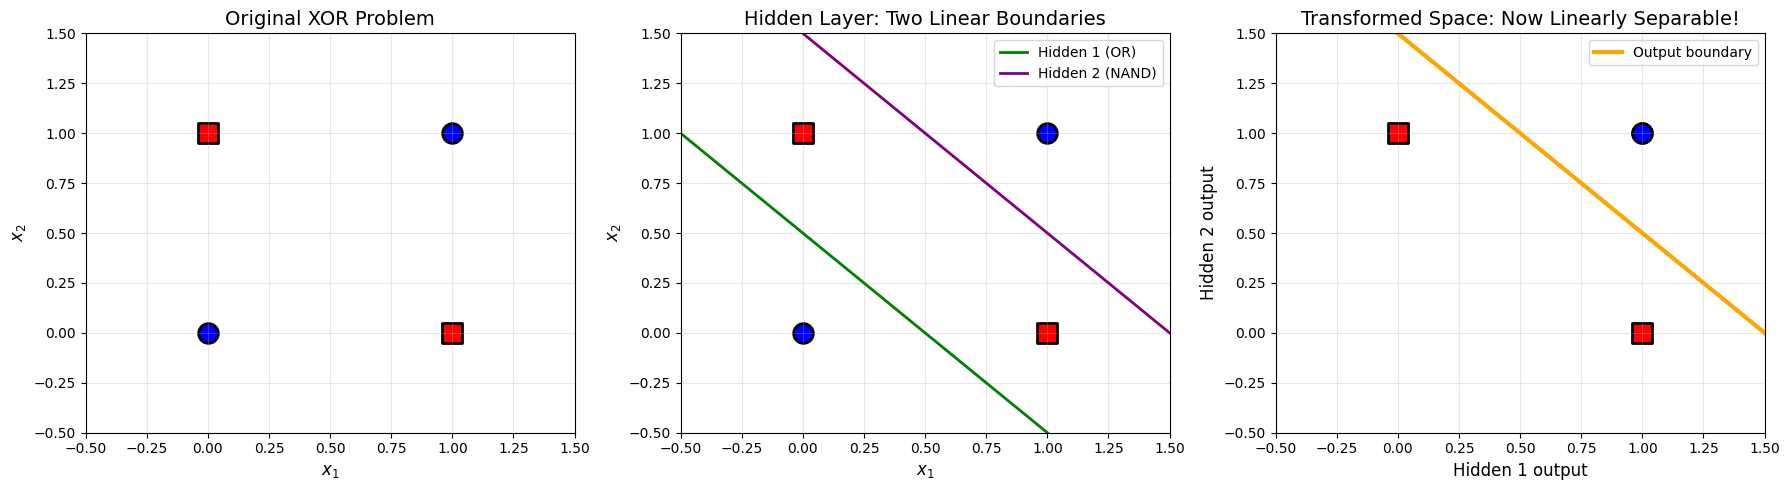
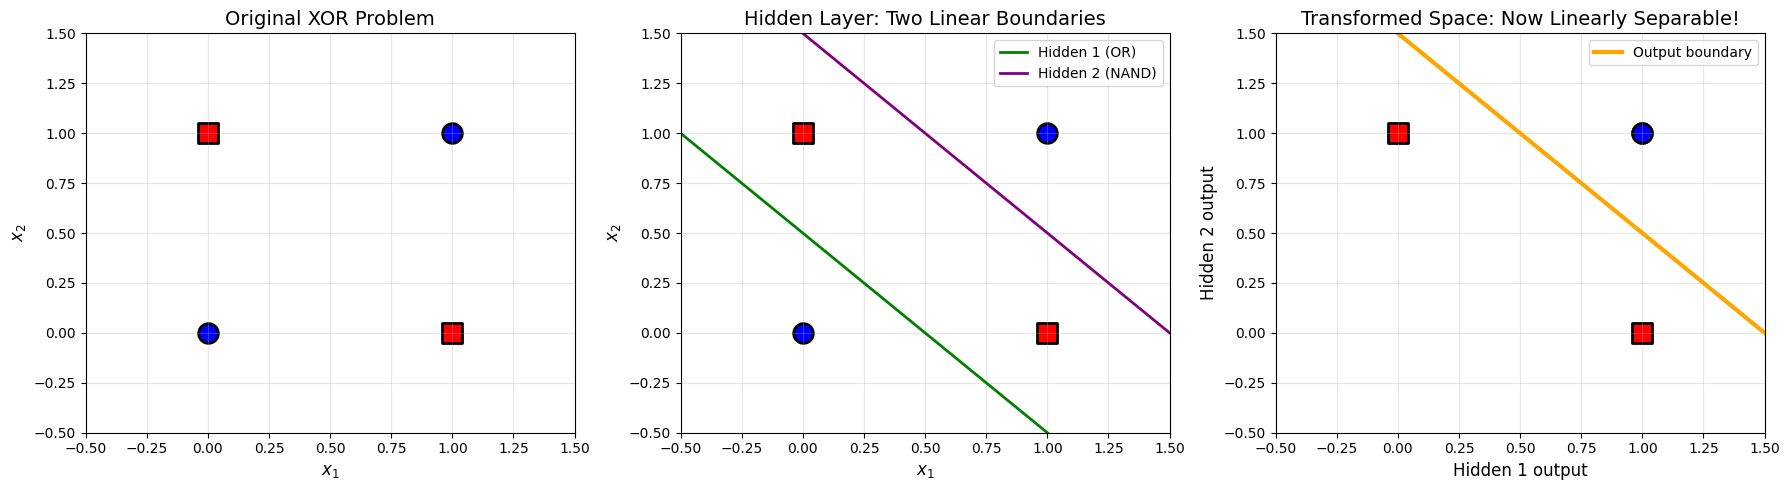
The notebook cell's code change between the first figure and the second:
--- before
+++ after
@@ -72,4 +72,4 @@
 
 plt.tight_layout()
-Nota importante
-Los pesos se han asignado manualmente porque conocemos la solución del XOR. En condiciones reales se aprenden automáticamente mediante entrenamiento (backpropagation). Con Scikit-learn bastaría entrenar un pequeño MLP.plt.show()
+plt.tight_layout()
+plt.show()

Commit: Creado con Colab